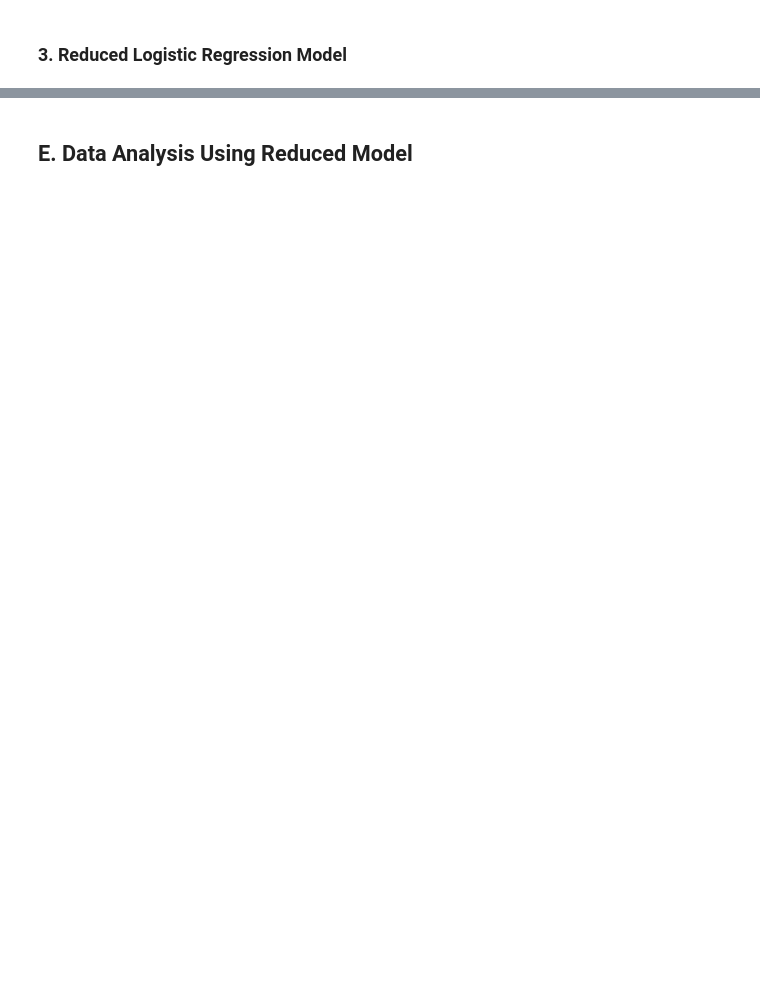
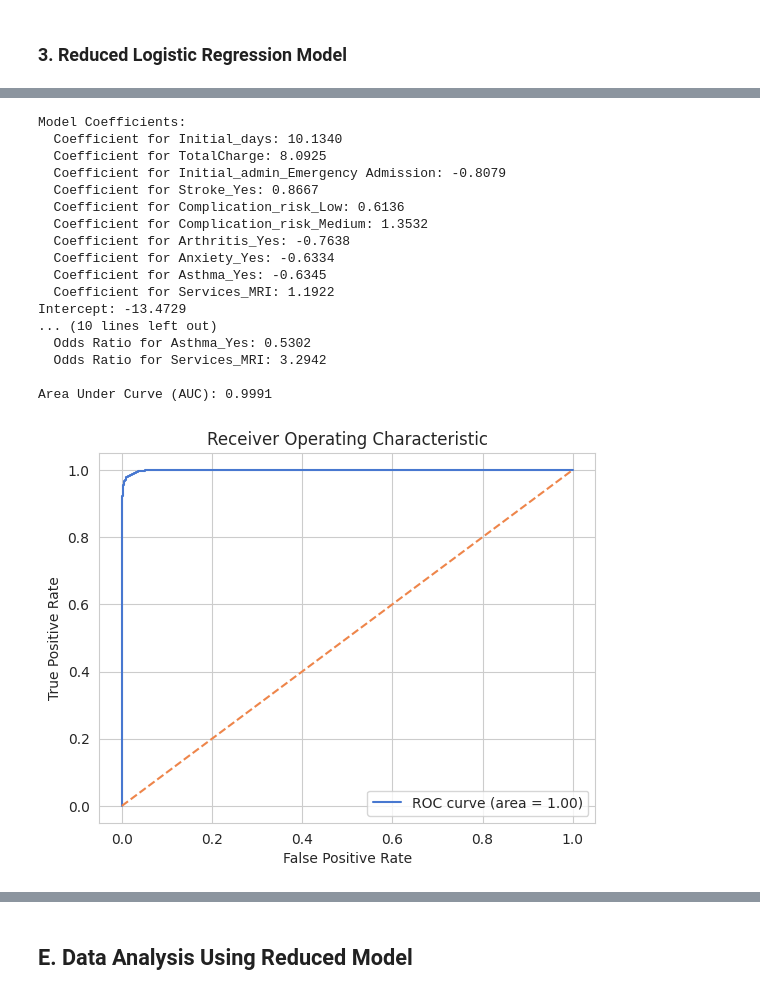
Before and after one commit to nestrada79/MSDA, a Jupyter notebook: D208/D208_Task_2.ipynb, the cells around one changed output, grey strips where cells are left out. Cells and saved outputs as stored; diff of their text form; code cells hidden in the pictures; blank space fills up the shorter version.

```diff
--- a/D208/D208_Task_2.ipynb
+++ b/D208/D208_Task_2.ipynb
@@ -379,0 +515,10 @@ medical_data_encoded.to_csv('medical_data_encoded.csv', index=False)
+# %%
+# Get the intercept and coefficients
+intercept = model.intercept_[0]
+coefficients = model.coef_[0]
+features = X_train.columns
+
+# Print the regression equation in a more readable format
+print("Regression Equation:\nlog(p/1-p) = {:.4f}".format(intercept))
+for coef, feature in zip(coefficients, features):
+    print("            + ({:.4f} * {})".format(coef, feature))
@@ -381,0 +601,48 @@ medical_data_encoded.to_csv('medical_data_encoded.csv', index=False)
+# %%
+# Model Coefficients
+coefficients = reduced_model.coef_[0]
+intercept = reduced_model.intercept_[0]
+print("Model Coefficients:")
+for feature, coef in zip(selected_features, coefficients):
+    print(f"  Coefficient for {feature}: {coef:.4f}")
+print(f"Intercept: {intercept:.4f}\n")
+
+# Odds Ratios
+odds_ratios = np.exp(coefficients)
+print("Odds Ratios:")
+for feature, odds in zip(selected_features, odds_ratios):
+    print(f"  Odds Ratio for {feature}: {odds:.4f}")
+
+# ROC Curve and AUC
+probabilities = reduced_model.predict_proba(X_test[selected_features])[:, 1]
+auc = roc_auc_score(y_test, probabilities)
+print(f"\nArea Under Curve (AUC): {auc:.4f}")
+
+fpr, tpr, thresholds = roc_curve(y_test, probabilities)
+plt.figure()
+plt.plot(fpr, tpr, label=f'ROC curve (area = {auc:.2f})')
+plt.plot([0, 1], [0, 1], linestyle='--')
+plt.xlabel('False Positive Rate')
+plt.ylabel('True Positive Rate')
+plt.title('Receiver Operating Characteristic')
+plt.legend(loc='best')
+plt.show()
+# %% [output]
+Model Coefficients:
+  Coefficient for Initial_days: 10.1340
+  Coefficient for TotalCharge: 8.0925
+  Coefficient for Initial_admin_Emergency Admission: -0.8079
+  Coefficient for Stroke_Yes: 0.8667
+  Coefficient for Complication_risk_Low: 0.6136
+  Coefficient for Complication_risk_Medium: 1.3532
+  Coefficient for Arthritis_Yes: -0.7638
+  Coefficient for Anxiety_Yes: -0.6334
+  Coefficient for Asthma_Yes: -0.6345
+  Coefficient for Services_MRI: 1.1922
+Intercept: -13.4729
+... (10 lines left out)
+  Odds Ratio for Asthma_Yes: 0.5302
+  Odds Ratio for Services_MRI: 3.2942
+
+Area Under Curve (AUC): 0.9991
+[figure, added]
```
Also changed, not shown: parts of 48 cells of this notebook.
